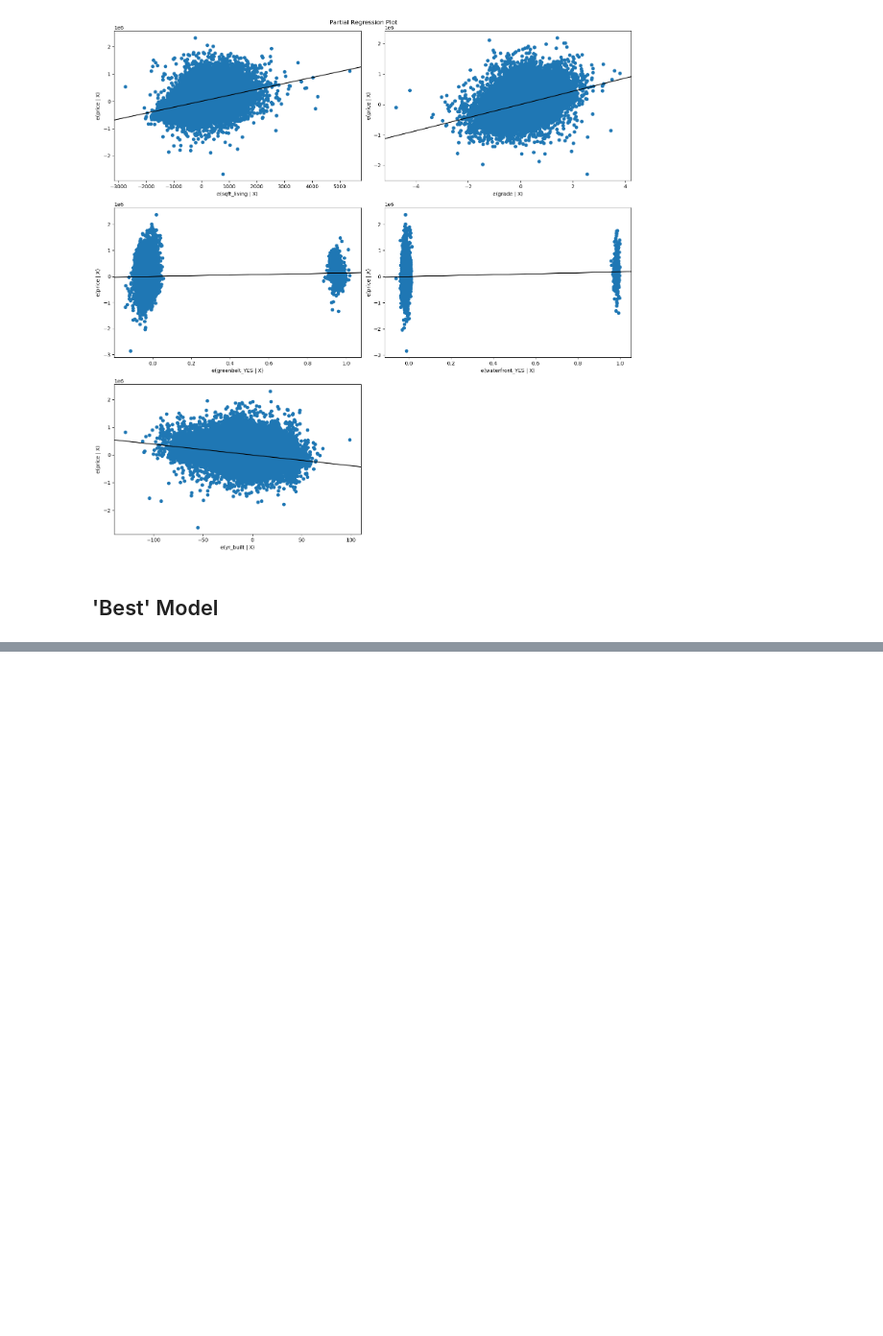
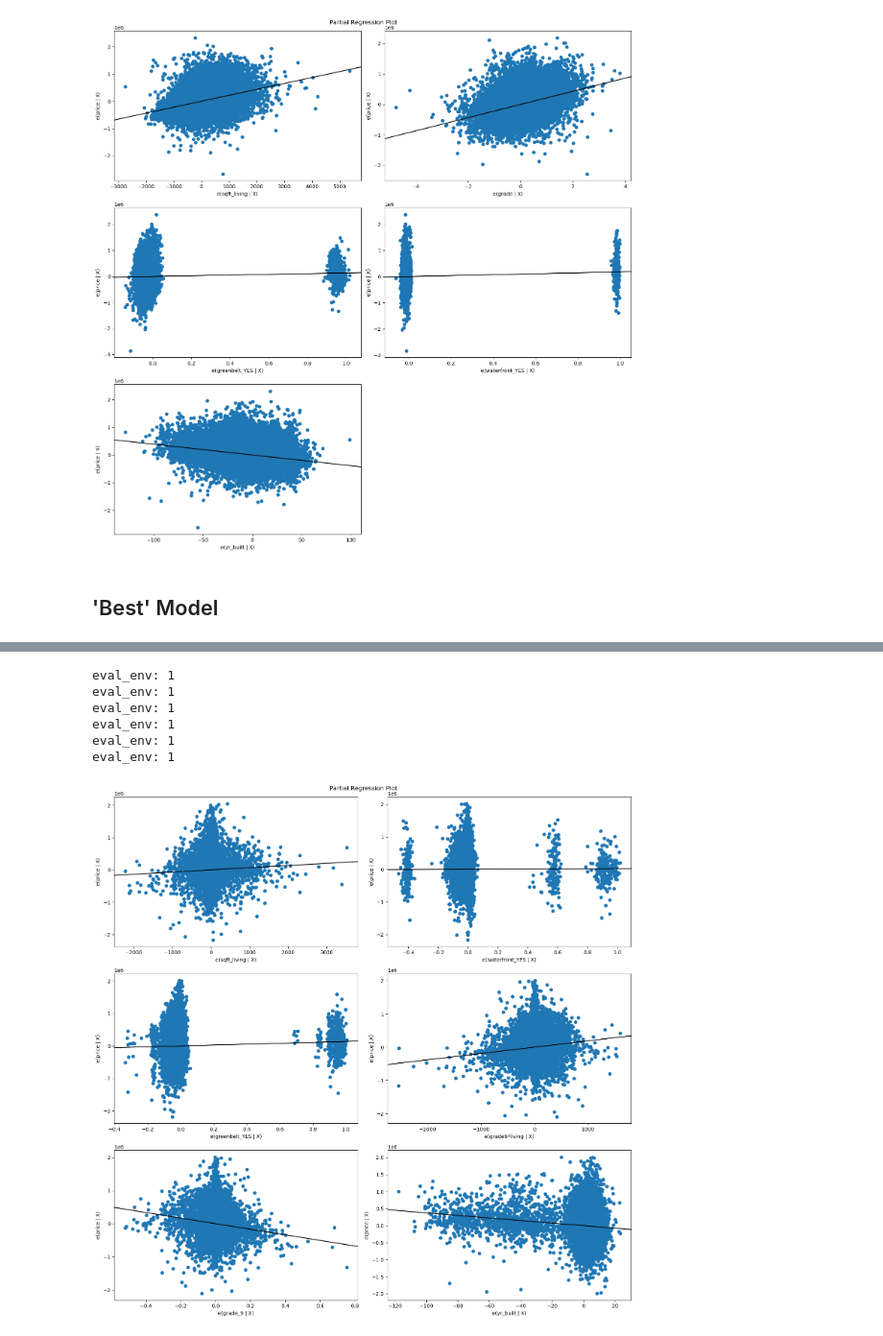
Before and after one commit to Tommyphung1/King-County-Feature-Regression, a Jupyter notebook: house_notebook.ipynb, the cells around one changed output, grey strips where cells are left out. Shown at 96% size. Cells and saved outputs as stored; diff of their text form; code cells hidden in the pictures; blank space fills up the shorter version.

```diff
--- a/house_notebook.ipynb
+++ b/house_notebook.ipynb
@@ -462 +486,13 @@ Notes:
 strong multicollinearity problems or that the design matrix is singular.
+# %%
+fig = plt.figure(figsize=(15,15));
+sm.graphics.plot_partregress_grid(results_dummies, exog_idx=['sqft_living','waterfront_YES', 'greenbelt_YES', 'grade9*living','grade_9','yr_built' ], fig= fig);
+plt.tight_layout();
+# %% [output]
+eval_env: 1
+eval_env: 1
+eval_env: 1
+eval_env: 1
+eval_env: 1
+eval_env: 1
+[figure, added]
```
Also changed, not shown: parts of 16 cells of this notebook, 2 other files.
